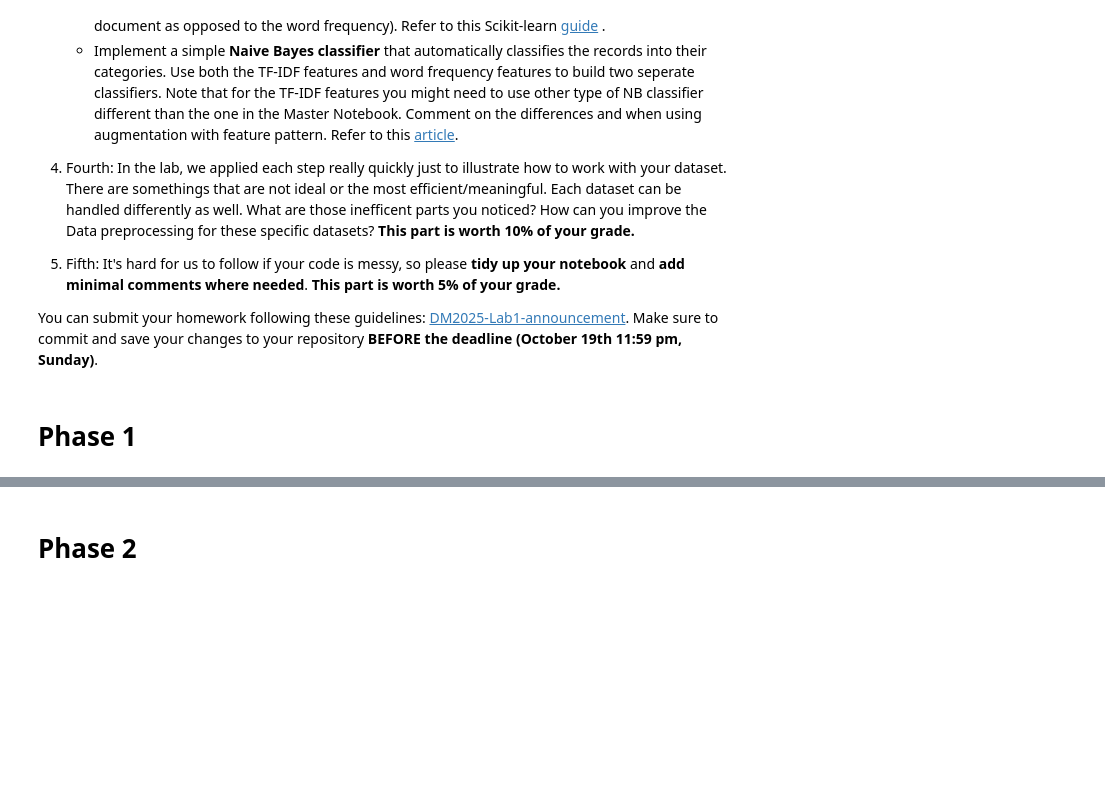
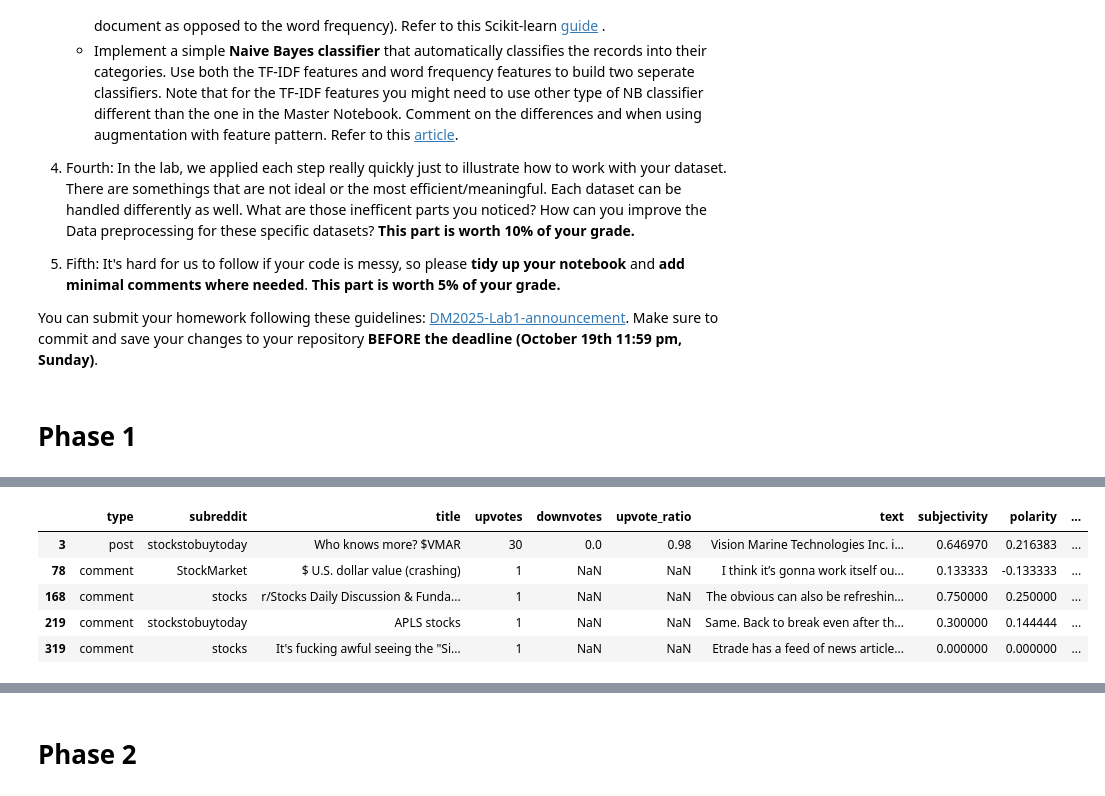
Before and after one commit to j-lee-cob/DM2025-Lab1-Exercise, a Jupyter notebook: DM2025-Lab1-Homework.ipynb, the cells around one changed output, grey strips where cells are left out. Saved outputs shown, nothing was run; the diff lists cells and outputs as text; code cells hidden in the pictures; blank space fills up the shorter version.

Commit message:
REfresh

```diff
--- a/DM2025-Lab1-Homework.ipynb
+++ b/DM2025-Lab1-Homework.ipynb
@@ -69,13 +69,14 @@ from sklearn.feature_extraction.text import CountVectorizer
 import plotly as py
 import seaborn as sns
 import math
-import matplotlib.lyplot as plt
+import matplotlib.pyplot as plt
 import helpers.data_mining_helpers as dmh
 # If you get "ModuleNotFoundError: No module named 'PAMI'"
 # run the following in a new Jupyter cell:
 # !pip3 install PAMI
-import PAMI
-import umap
+df = pd.read_csv("newdataset/Reddit-stock-sentiment.csv")
 
-categories = ['alt.atheism', 'soc.religion.christian', 'comp.graphics', 'sci.med']
-twenty_train = fetch_20newsgroups(subset='train', categories=categories, shuffle=True, random_state=42)
+#Ex 1)
+for i in range(3):
+    print(f"Example {i+1}")
+    print("\n".join(df.text[i].split("\n")))
@@ -81,0 +93,22 @@ twenty_train = fetch_20newsgroups(subset='train', categories=categories, shuffle
+# %%
+#Exercise 2
+df.get(["text","label"])
+
+#Check size and head
+#print(df.shape)
+#print(df.head())
+
+#Drop some column that is not significant to our target
+feature_deletion = ["datetime","post_id","url","author"]
+
+df = df.drop(feature_deletion,axis=1)
+
+#Exercise 3
+df[df["label"]==1.0][::10][0:5]
+# %% [output]
+|  | type | subreddit | title | upvotes | downvotes | upvote_ratio | text | subjectivity | polarity | ... |
+| 3 | post | stockstobuytoday | Who knows more? $VMAR | 30 | 0.0 | 0.98 | Vision Marine Technologies Inc. i... | 0.646970 | 0.216383 | ... |
+| 78 | comment | StockMarket | $ U.S. dollar value (crashing) | 1 | NaN | NaN | I think it’s gonna work itself ou... | 0.133333 | -0.133333 | ... |
+| 168 | comment | stocks | r/Stocks Daily Discussion & Funda... | 1 | NaN | NaN | The obvious can also be refreshin... | 0.750000 | 0.250000 | ... |
+| 219 | comment | stockstobuytoday | APLS stocks | 1 | NaN | NaN | Same. Back to break even after th... | 0.300000 | 0.144444 | ... |
+| 319 | comment | stocks | It's fucking awful seeing the "Si... | 1 | NaN | NaN | Etrade has a feed of news article... | 0.000000 | 0.000000 | ... |
```
Also changed, not shown: parts of 5 cells of this notebook.
